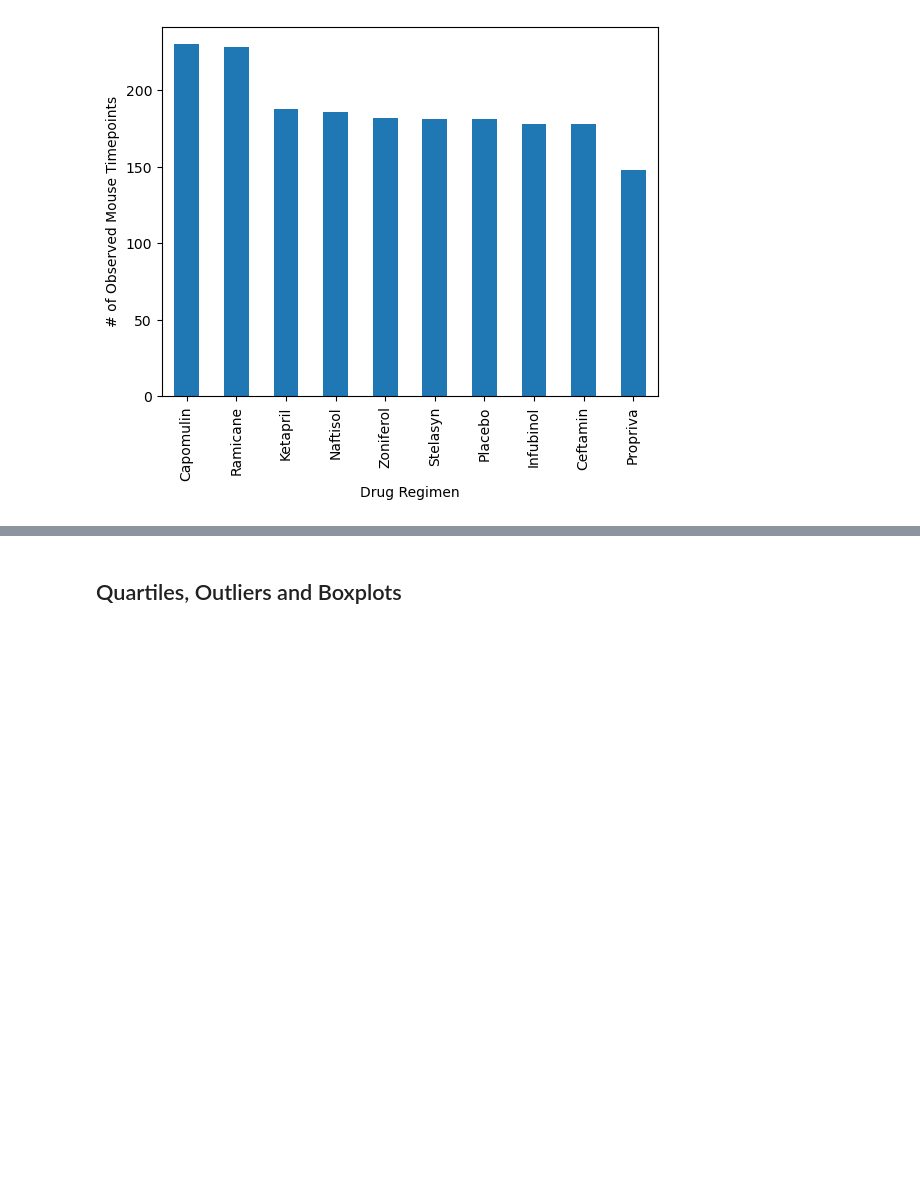
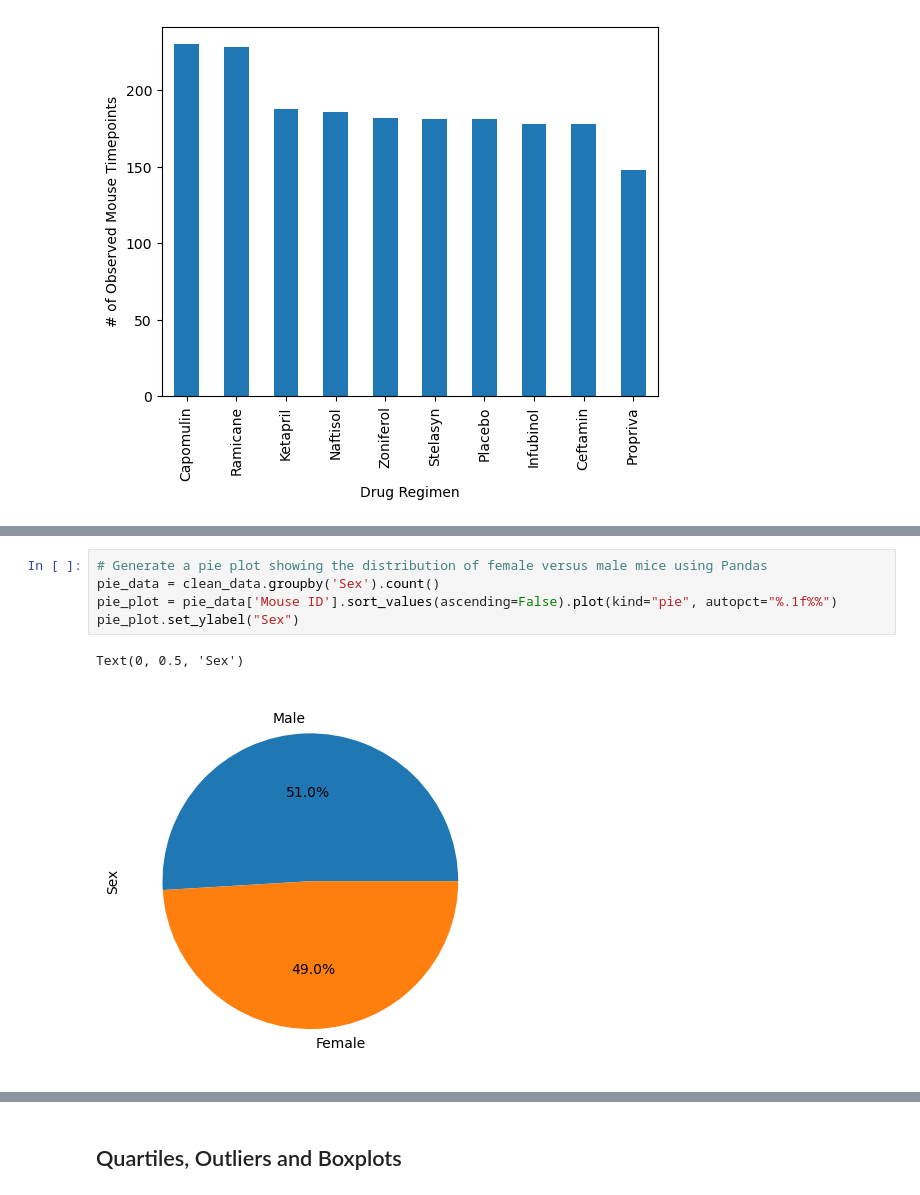
Before and after one commit to alyssahondrade/matplotlib-challenge, a Jupyter notebook: pymaceuticals.ipynb, the cells around one changed output, grey strips where cells are left out. Drawn from its saved outputs; the diff is of its cells as text; blank space fills up the shorter version.

```diff
--- a/pymaceuticals.ipynb
+++ b/pymaceuticals.ipynb
@@ -242,0 +253,8 @@ Text(0, 0.5, '# of Observed Mouse Timepoints')
+# %%
+# Generate a pie plot showing the distribution of female versus male mice using Pandas
+pie_data = clean_data.groupby('Sex').count()
+pie_plot = pie_data['Mouse ID'].sort_values(ascending=False).plot(kind="pie", autopct="%.1f%%")
+pie_plot.set_ylabel("Sex")
+# %% [output]
+Text(0, 0.5, 'Sex')
+[figure, added]
```
Also changed, not shown: parts of 6 cells of this notebook, 1 other file.
